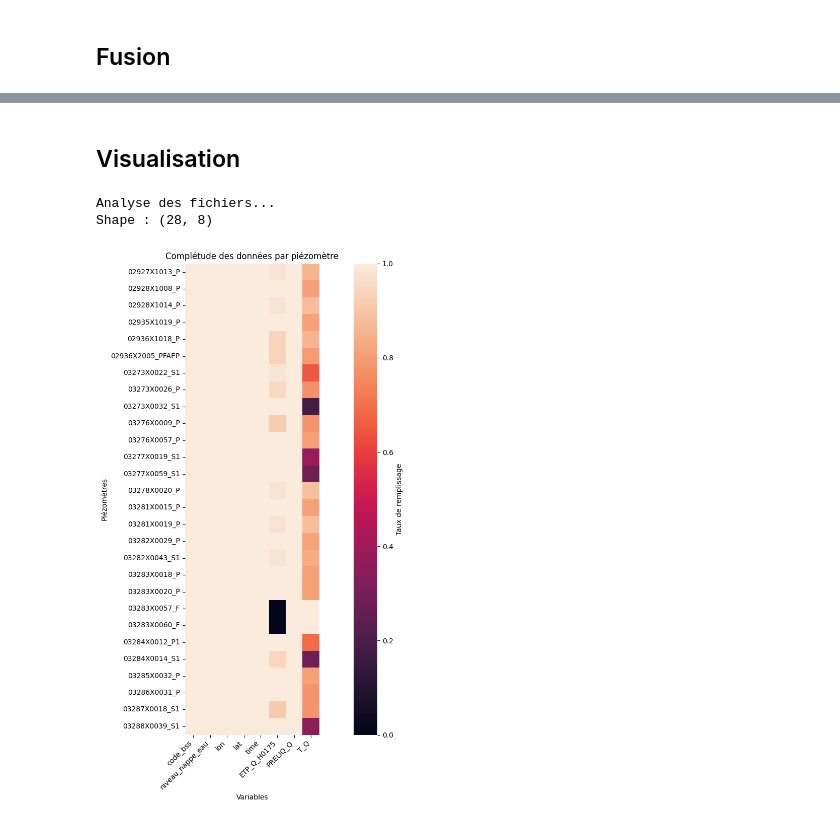
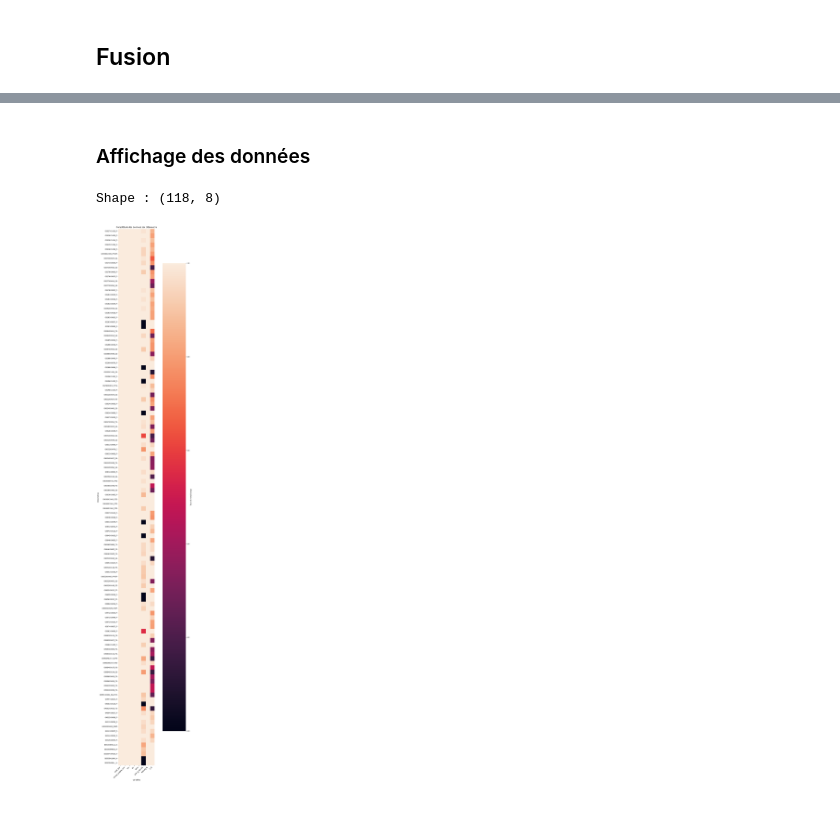
Before and after one commit to TronnoxUwU/STAGE-Junon, a Jupyter notebook: notebooks/fusion_donnees.ipynb, the cells around one changed output, grey strips where cells are left out. Cells and saved outputs as stored; diff of their text form; code cells hidden in the pictures.

```diff
--- a/notebooks/fusion_donnees.ipynb
+++ b/notebooks/fusion_donnees.ipynb
@@ -288,18 +349,13 @@ for fichier in os.listdir(dossier_nappe):
 # %% [markdown]
-## Visualisation
+### Affichage des données
 # %%
-# Dossier contenant tes fichiers
-folder = output_folder
-
 results = []
 
-print("Analyse des fichiers...")
-
-for file in os.listdir(folder):
+for file in os.listdir(output_folder):
     if not file.endswith(".csv"):
         continue
 
-    path = os.path.join(folder, file)
+    path = os.path.join(output_folder, file)
     df = pd.read_csv(path, sep=";")
 
     if len(df) == 0:
@@ -311,33 +367,32 @@ for file in os.listdir(folder):
     fill_ratio = df.notna().sum() / total_rows
 
     fill_ratio["file"] = file.replace("data_", "").replace(".csv", "")
     results.append(fill_ratio)
 
 # Construire la matrice
 heat_df = pd.DataFrame(results)
 heat_df = heat_df.set_index("file")
 heat_df = heat_df.sort_index()
 
 print("Shape :", heat_df.shape)
 
 plt.figure(figsize=(14, max(6, len(heat_df) * 0.4)))
 
 sns.heatmap(
     heat_df,
     vmin=0,
     vmax=1,
     square=True,
     cbar_kws={"label": "Taux de remplissage"}
 )
 
 plt.title("Complétude des données par piézomètre")
 plt.xlabel("Variables")
 plt.ylabel("Piézomètres")
 plt.xticks(rotation=45, ha="right")
 
 plt.tight_layout()
 plt.show()
 # %% [output]
-Analyse des fichiers...
-Shape : (28, 8)
+Shape : (118, 8)
-[figure, old version]
+[figure, new version]
```
Also changed, not shown: parts of 11 cells of this notebook, 3 other files.
